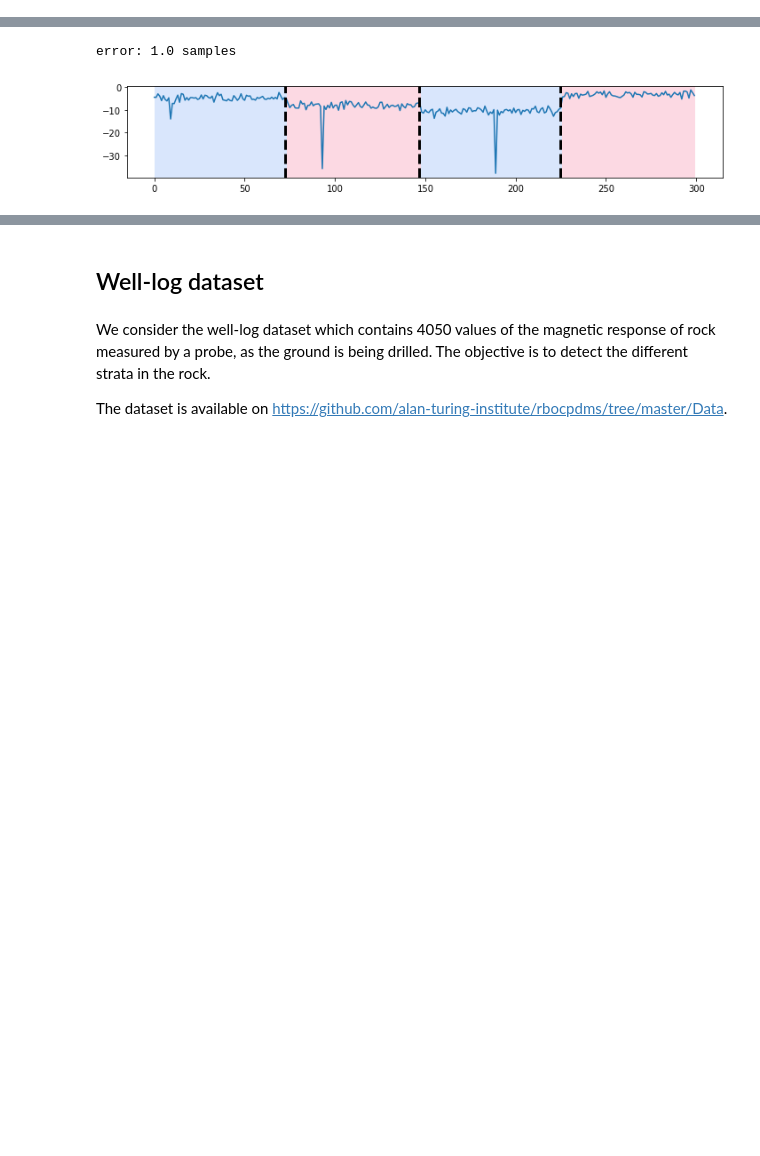
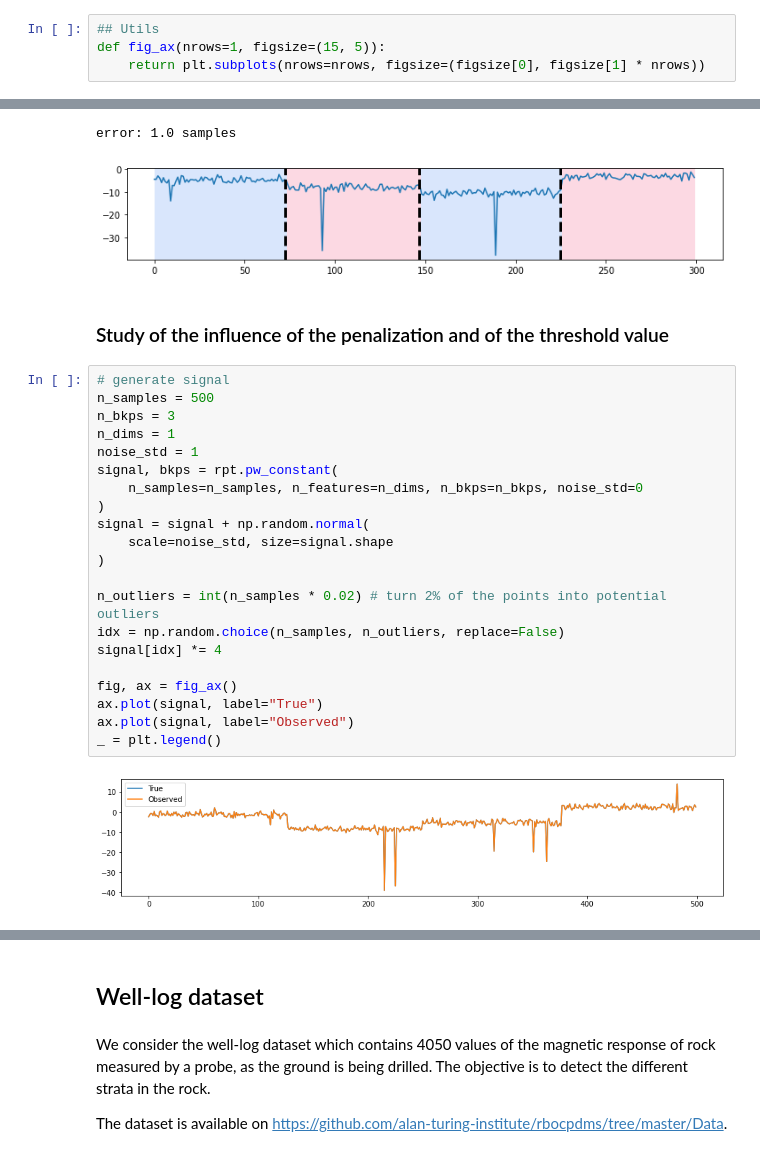
Before and after one commit to alexisgroshenry/robust_fpop, a Jupyter notebook: R_FPOP.ipynb, the cells around one changed output, grey strips where cells are left out. Cells and saved outputs as stored; diff of their text form; blank space fills up the shorter version.

Commit message:
study the influence of hyperparameters

```diff
--- a/R_FPOP.ipynb
+++ b/R_FPOP.ipynb
@@ -26,5 +26,9 @@ from time import time
 # %%
 from numba import jit
+# %%
+## Utils
+def fig_ax(nrows=1, figsize=(15, 5)):
+    return plt.subplots(nrows=nrows, figsize=(figsize[0], figsize[1] * nrows))
 # %% [markdown]
 ## R-FPOP implementation
 # %% [markdown]
@@ -338,3 +350,28 @@ print(f"error: {hausdorff(bkps, predicted_bkps)} samples")
 # %% [output]
 error: 1.0 samples
 [figure]
+# %% [markdown]
+### Study of the influence of the penalization and of the threshold value
+# %%
+# generate signal
+n_samples = 500
+n_bkps = 3
+n_dims = 1
+noise_std = 1
+signal, bkps = rpt.pw_constant(
+    n_samples=n_samples, n_features=n_dims, n_bkps=n_bkps, noise_std=0
+)
+signal = signal + np.random.normal(
+    scale=noise_std, size=signal.shape
+)
+
+n_outliers = int(n_samples * 0.02) # turn 2% of the points into potential outliers
+idx = np.random.choice(n_samples, n_outliers, replace=False)
+signal[idx] *= 4
+
+fig, ax = fig_ax()
+ax.plot(signal, label="True")
+ax.plot(signal, label="Observed")
+_ = plt.legend()
+# %% [output]
+[figure, added]
```
Also changed, not shown: parts of 12 cells of this notebook.
